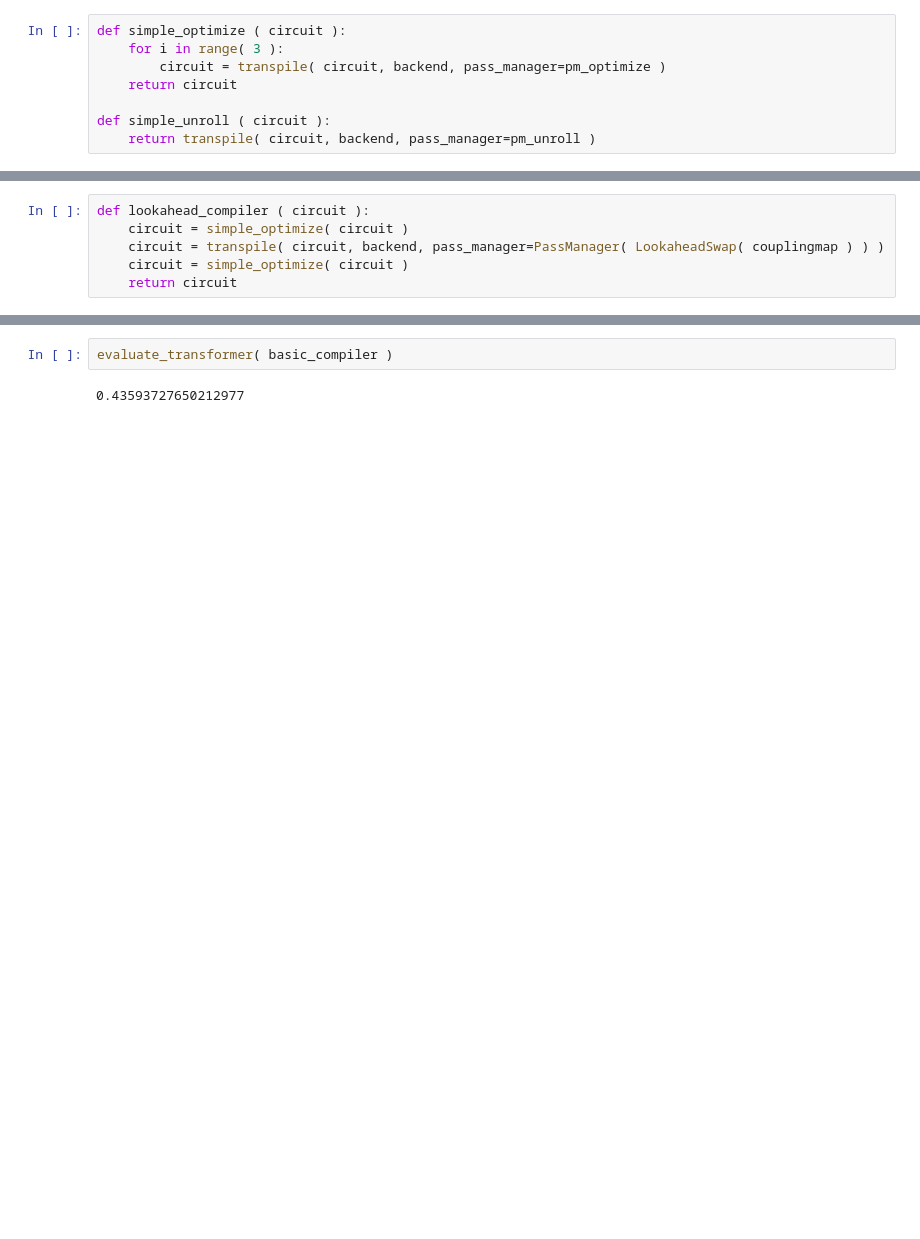
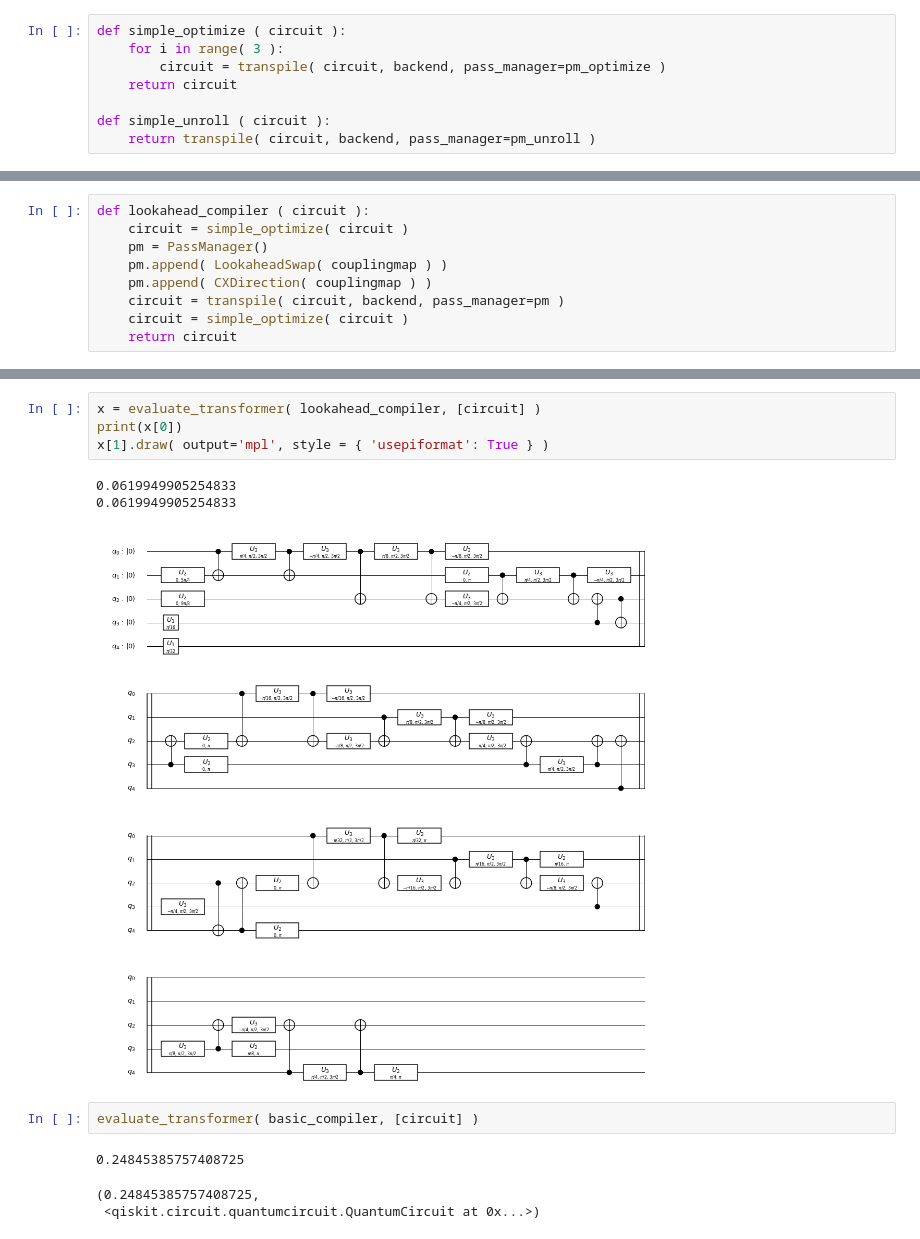
Before and after one commit to edyounis/qiskit-hackathon, a Jupyter notebook: Benchmarking Circuit Transformations.ipynb, the cells around one changed output, grey strips where cells are left out. Cells and saved outputs as stored; diff of their text form; blank space fills up the shorter version.

```diff
--- a/Benchmarking Circuit Transformations.ipynb
+++ b/Benchmarking Circuit Transformations.ipynb
@@ -40,7 +45,10 @@ def basic_compiler ( circuit ):
 # %%
 def lookahead_compiler ( circuit ):
     circuit = simple_optimize( circuit )
-    circuit = transpile( circuit, backend, pass_manager=PassManager( LookaheadSwap( couplingmap ) ) )
+    pm = PassManager()
+    pm.append( LookaheadSwap( couplingmap ) )
+    pm.append( CXDirection( couplingmap ) )
+    circuit = transpile( circuit, backend, pass_manager=pm )
     circuit = simple_optimize( circuit )
     return circuit
 # %%
@@ -66,4 +109,14 @@ evaluate_transformer( lookahead_compiler )
+# %%
+x = evaluate_transformer( lookahead_compiler, [circuit] )
+print(x[0])
+x[1].draw( output='mpl', style = { 'usepiformat': True } )
+# %% [output]
+0.0619949905254833
+0.0619949905254833
+[figure, added]
 # %%
-evaluate_transformer( basic_compiler )
+evaluate_transformer( basic_compiler, [circuit] )
 # %% [output]
-0.43593727650212977
+0.24845385757408725
+(0.24845385757408725,
+ <qiskit.circuit.quantumcircuit.QuantumCircuit at 0x...>)
```
Also changed, not shown: parts of 12 cells of this notebook, 2 other files.
